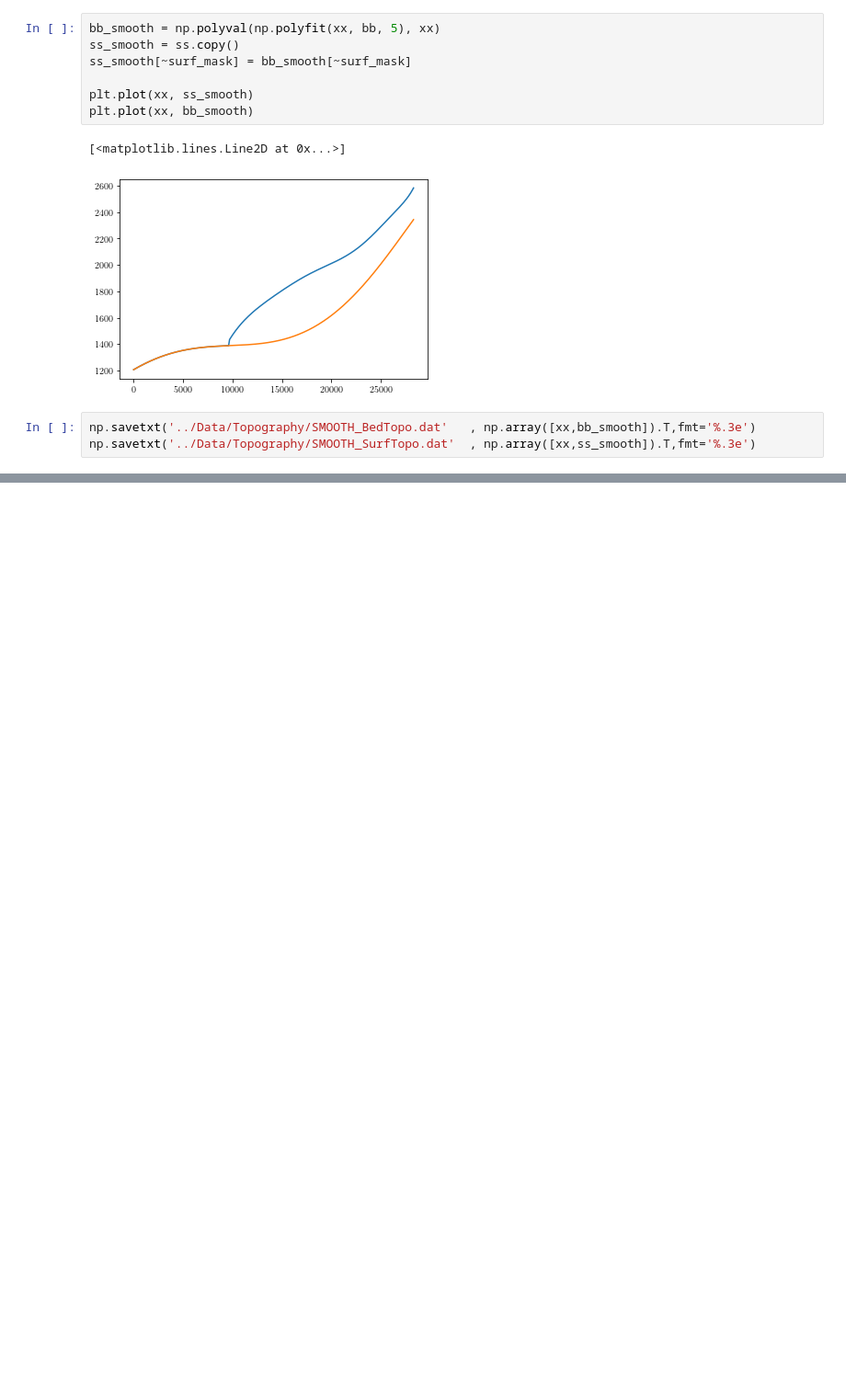
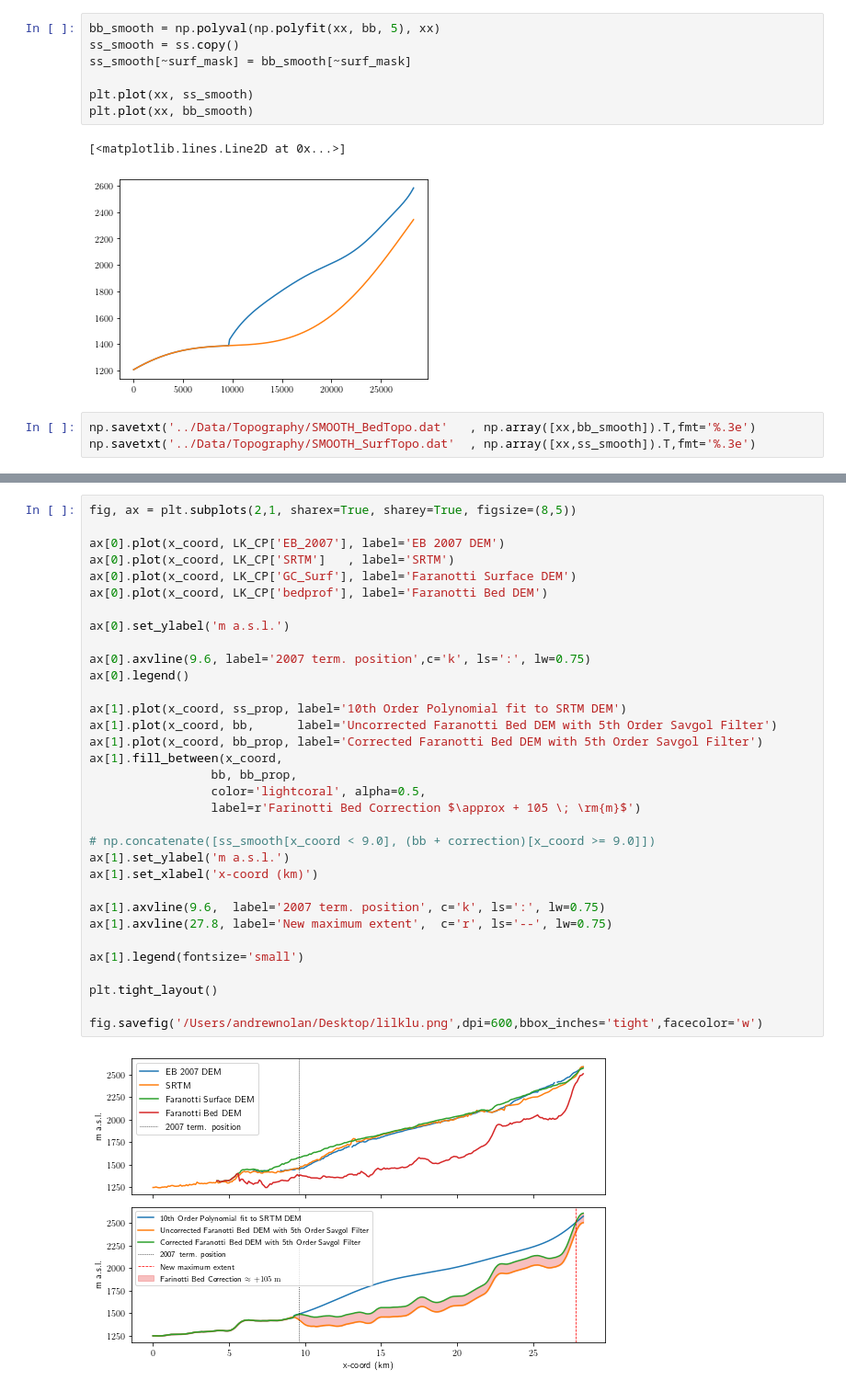
Before and after one commit to andrewdnolan/Harmonic_Beds, a Jupyter notebook: Notebooks/01.SS_preprocessing.ipynb, the cells around one changed output, grey strips where cells are left out. Shown at 92% size. Drawn from its saved outputs; the diff is of its cells as text; blank space fills up the shorter version.

Commit message:
Made a new 'corrected' bed which does not have the plateau the pervious bed had. Time to run a new MB gridsearch to find zero change in net volume

```diff
--- a/Notebooks/01.SS_preprocessing.ipynb
+++ b/Notebooks/01.SS_preprocessing.ipynb
@@ -295,0 +321,35 @@ array([    0.,   100.,   200.,   300.,   400.,   500.,   600.,   700.,
+# %%
+fig, ax = plt.subplots(2,1, sharex=True, sharey=True, figsize=(8,5))
+
+ax[0].plot(x_coord, LK_CP['EB_2007'], label='EB 2007 DEM')
+ax[0].plot(x_coord, LK_CP['SRTM']   , label='SRTM')
+ax[0].plot(x_coord, LK_CP['GC_Surf'], label='Faranotti Surface DEM')
+ax[0].plot(x_coord, LK_CP['bedprof'], label='Faranotti Bed DEM')
+
+ax[0].set_ylabel('m a.s.l.')
+
+ax[0].axvline(9.6, label='2007 term. position',c='k', ls=':', lw=0.75)
+ax[0].legend()
+
+ax[1].plot(x_coord, ss_prop, label='10th Order Polynomial fit to SRTM DEM')
+ax[1].plot(x_coord, bb,      label='Uncorrected Faranotti Bed DEM with 5th Order Savgol Filter')
+ax[1].plot(x_coord, bb_prop, label='Corrected Faranotti Bed DEM with 5th Order Savgol Filter')
+ax[1].fill_between(x_coord,
+                 bb, bb_prop,
+                 color='lightcoral', alpha=0.5,
+                 label=r'Farinotti Bed Correction $\approx + 105 \; \rm{m}$')
+
+# np.concatenate([ss_smooth[x_coord < 9.0], (bb + correction)[x_coord >= 9.0]])
+ax[1].set_ylabel('m a.s.l.')
+ax[1].set_xlabel('x-coord (km)')
+
+ax[1].axvline(9.6,  label='2007 term. position', c='k', ls=':', lw=0.75)
+ax[1].axvline(27.8, label='New maximum extent',  c='r', ls='--', lw=0.75)
+
+ax[1].legend(fontsize='small')
+
+plt.tight_layout()
+
+fig.savefig('/Users/andrewnolan/Desktop/lilklu.png',dpi=600,bbox_inches='tight',facecolor='w')
+# %% [output]
+[figure, added]
```
Also changed, not shown: parts of 18 cells of this notebook, 16 other files.
